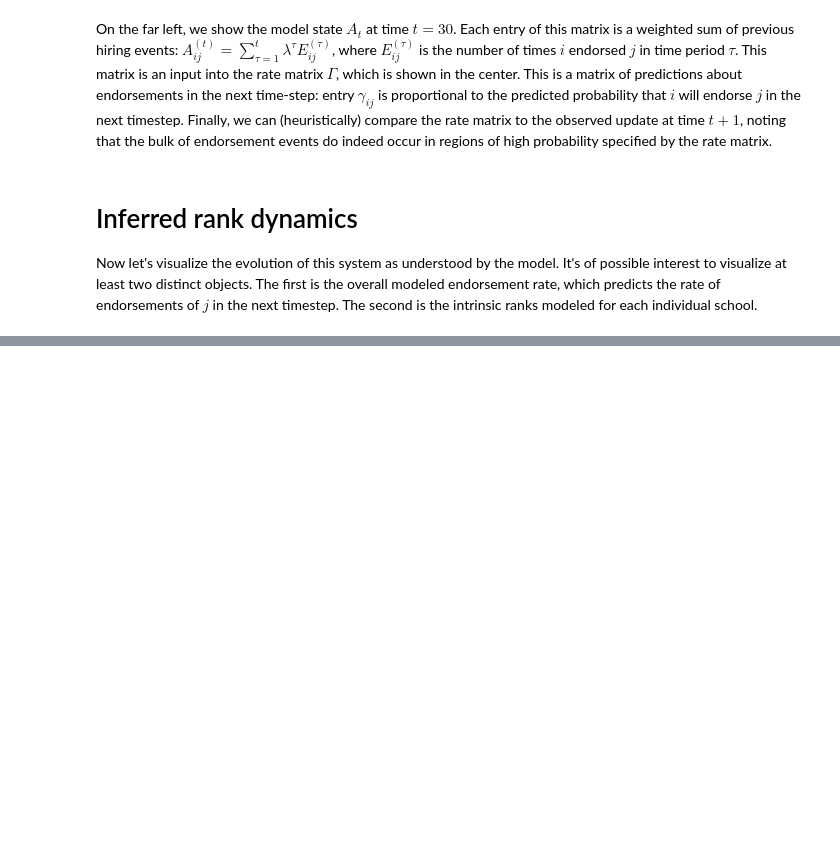
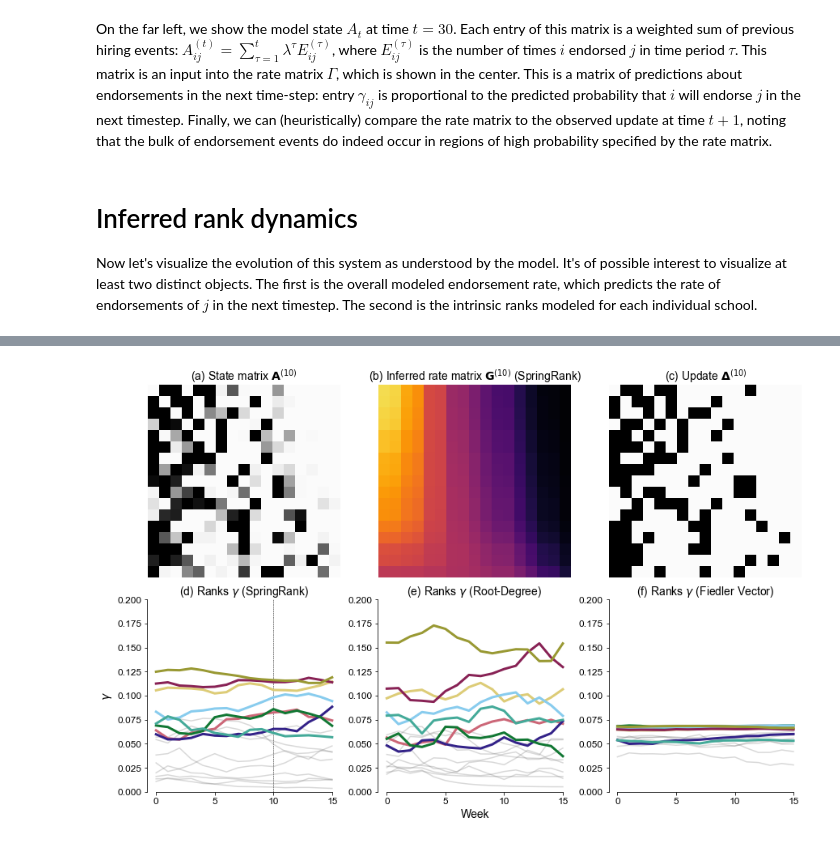
Before and after one commit to PhilChodrow/prestige_reinforcement, a Jupyter notebook: newcomb_frat.ipynb, the cells around one changed output, grey strips where cells are left out. Drawn from its saved outputs; the diff is of its cells as text; code cells hidden in the pictures; blank space fills up the shorter version.

```diff
--- a/newcomb_frat.ipynb
+++ b/newcomb_frat.ipynb
@@ -16,6 +16,7 @@ import matplotlib
 matplotlib.rcParams['font.sans-serif'] = "Arial Unicode MS"
 
 cset = ['#4477AA', '#EE6677', '#228833', '#CCBB44', '#66CCEE', '#AA3377']
+cset_muted = ['#CC6677', '#332288', '#DDCC77', '#117733', '#88CCEE', '#882255', '#44AA99', '#999933', '#AA4499', '#DDDDDD','#000000']
 from matplotlib.gridspec import GridSpec
 # %% [markdown]
 # Data Preparation
@@ -395,0 +321,91 @@ $$r_j \propto e^{\beta_1s_j}\;.$$
+# %%
+SMALL_SIZE = 8
+MEDIUM_SIZE = 12
+BIGGER_SIZE = 14
+
+plt.rc('font', size=SMALL_SIZE)          # controls default text sizes
+plt.rc('axes', titlesize=BIGGER_SIZE)     # fontsize of the axes title
+plt.rc('axes', labelsize=BIGGER_SIZE)    # fontsize of the x and y labels
+plt.rc('xtick', labelsize=MEDIUM_SIZE)    # fontsize of the tick labels
+plt.rc('ytick', labelsize=MEDIUM_SIZE)    # fontsize of the tick labels
+plt.rc('legend', fontsize=MEDIUM_SIZE)    # legend fontsize
+plt.rc('figure', titlesize=BIGGER_SIZE)  # fontsize of the figure title
+# %%
+GAMMA = L_SR.GAMMA.mean(axis = 1)
+
+top_trajectories = np.unique(GAMMA.argmax(axis = 1))
+top_trajectories = (-GAMMA.mean(axis = 0)).argsort()[0:8]
+# %%
+fig, axarr = plt.subplots(2, 3, figsize = (12,8))
+
+L = L_SR
+
+# first row
+
+i = 11 # the timestep to grab
+
+V = L.GAMMA[i]
+# V = softmax(S, np.array([2.8, 0]))[i]
+
+ax = axarr[0,0]
+ax.imshow(np.ones_like(V), cmap = 'Greys', vmax = 1, vmin = 0, alpha = 1)
+ax.imshow(matrix_sort(L.A[i], -V.sum(axis = 0)), vmax = .8,  cmap = 'Greys', alpha = .99)
+ax.set(title = r'(a) State matrix $\mathbf{A}^{(10)}$')
+ax.axis('off')
+
+ax = axarr[0,1]
+# plt.imshow(np.ones_like(V), cmap = 'Greys', vmax = 1)
+ax.imshow(matrix_sort(V, -V.sum(axis = 0)), alpha = .995, cmap = 'inferno', vmax = .15)
+ax.set(title = '(b) Inferred rate matrix $\mathbf{G}^{(10)}$ (SpringRank)')
+ax.axis('off')
+
+ax = axarr[0,2]
+ax.imshow(np.ones_like(T[i]), cmap = 'Greys', vmax = 1, vmin = 0, alpha = 1)
+ax.imshow(matrix_sort(T[i+1]-T[i], -V.sum(axis = 0)), vmax = 1,  cmap = 'Greys', alpha = .99)
+ax.set(title = '(c) Update $\mathbf{\Delta}^{(10)}$')
+ax.axis('off')
+# plt.colorbar()
+
+# second row
+
+models_list = [L_SR, L_deg, L_L]
+pars_list = [pars_SR, pars_deg, pars_L]
+model_names = ['(d) Ranks $\gamma$ (SpringRank)', r'(e) Ranks $\gamma$ (Root-Degree)', '(f) Ranks $\gamma$ (Fiedler Vector)']
+
+for p in range(3):
+    ax = axarr[1,p]
+    L = models_list[p]
+    pars = pars_list[p]
+
+    GAMMA = L.GAMMA.mean(axis = 1)
+
+    if p == 0:
+        ax.vlines(x = 10, ymin = 0, ymax = 0.2, linestyle = 'dashed', linewidth = .5)
+
+
+    ax.plot(timesteps, GAMMA, color = 'grey', alpha = .3)
+
+    k = 0
+    for i in range(n):
+        if i in top_trajectories:
+            ax.plot(timesteps, GAMMA[:,i], color = cset_muted[k], alpha = 1, linewidth = 3)
+            k += 1
+    ax.set(ylim = (0, .2))
+
+    ax.spines['top'].set_visible(False)
+    ax.spines['right'].set_visible(False)
+
+    # ax.spines['left'].set_bounds(0, GAMMA.max())
+    ax.spines['bottom'].set_bounds(timesteps.min(), timesteps.max())
+
+    ax.set(title = model_names[p])
+
+axarr[1,1].set(xlabel = 'Week')
+
+plt.tight_layout()
+
+axarr[1,0].set(ylabel = r'$\gamma$')
+
+plt.savefig('fig/newcomb_case_study.png', bbox_inches = 'tight', dpi = 300)
+# %% [output]
+[figure, added]
```
Also changed, not shown: parts of 5 cells of this notebook, 2 other files.
